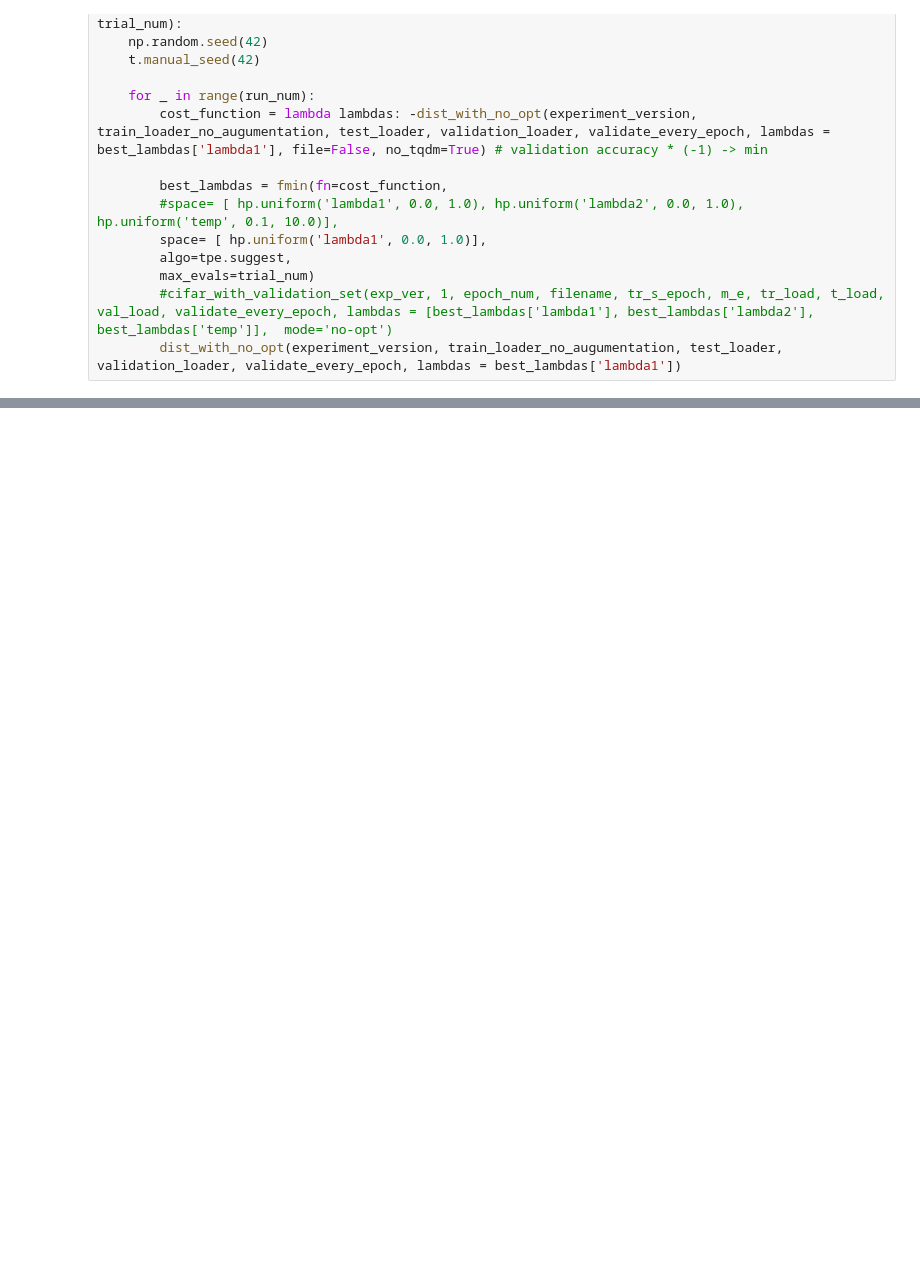
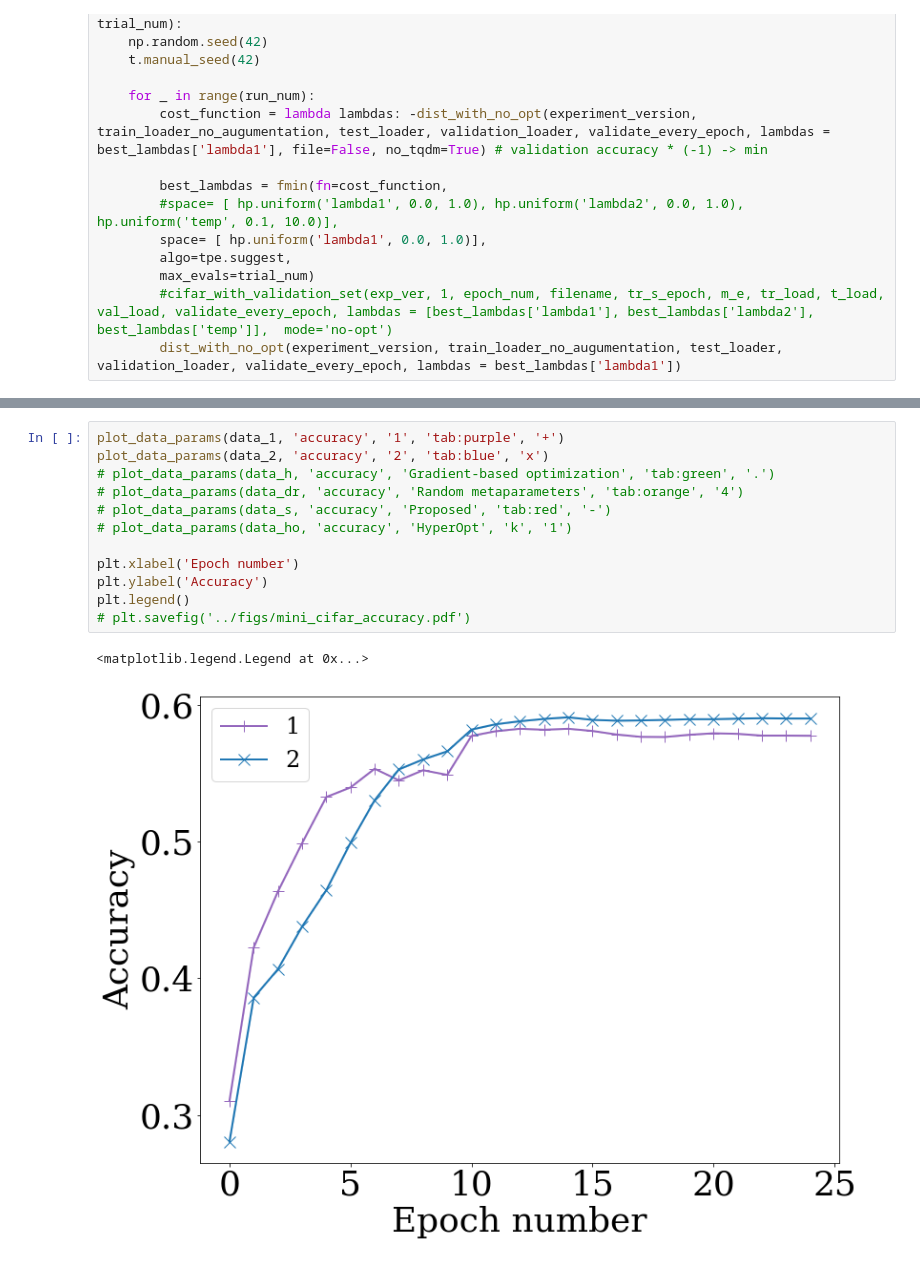
Before and after one commit to Intelligent-Systems-Phystech/HeteroLayerDistillation, a Jupyter notebook: notebooks/mutual_information_distillation_grad_oleg.ipynb, the cells around one changed output, grey strips where cells are left out. Cells and saved outputs as stored; diff of their text form; blank space fills up the shorter version.

```diff
--- a/notebooks/mutual_information_distillation_grad_oleg.ipynb
+++ b/notebooks/mutual_information_distillation_grad_oleg.ipynb
@@ -356,0 +563,15 @@ def dist_hyperopt(experiment_version, run_num, tr_load, t_load, val_load, valida
+# %%
+plot_data_params(data_1, 'accuracy', '1', 'tab:purple', '+')
+plot_data_params(data_2, 'accuracy', '2', 'tab:blue', 'x')
+# plot_data_params(data_h, 'accuracy', 'Gradient-based optimization', 'tab:green', '.')
+# plot_data_params(data_dr, 'accuracy', 'Random metaparameters', 'tab:orange', '4')
+# plot_data_params(data_s, 'accuracy', 'Proposed', 'tab:red', '-')
+# plot_data_params(data_ho, 'accuracy', 'HyperOpt', 'k', '1')
+
+plt.xlabel('Epoch number')
+plt.ylabel('Accuracy')
+plt.legend()
+# plt.savefig('../figs/mini_cifar_accuracy.pdf')
+# %% [output]
+<matplotlib.legend.Legend at 0x...>
+[figure, added]
```
Also changed, not shown: parts of 11 cells of this notebook, 2 other files.
